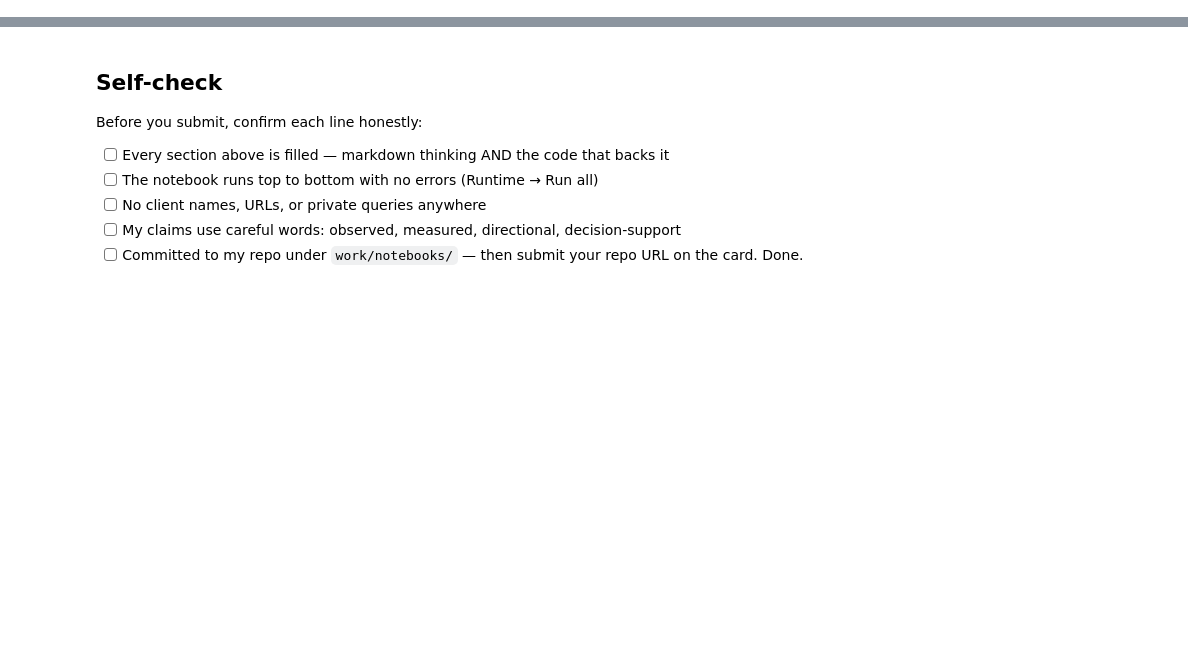
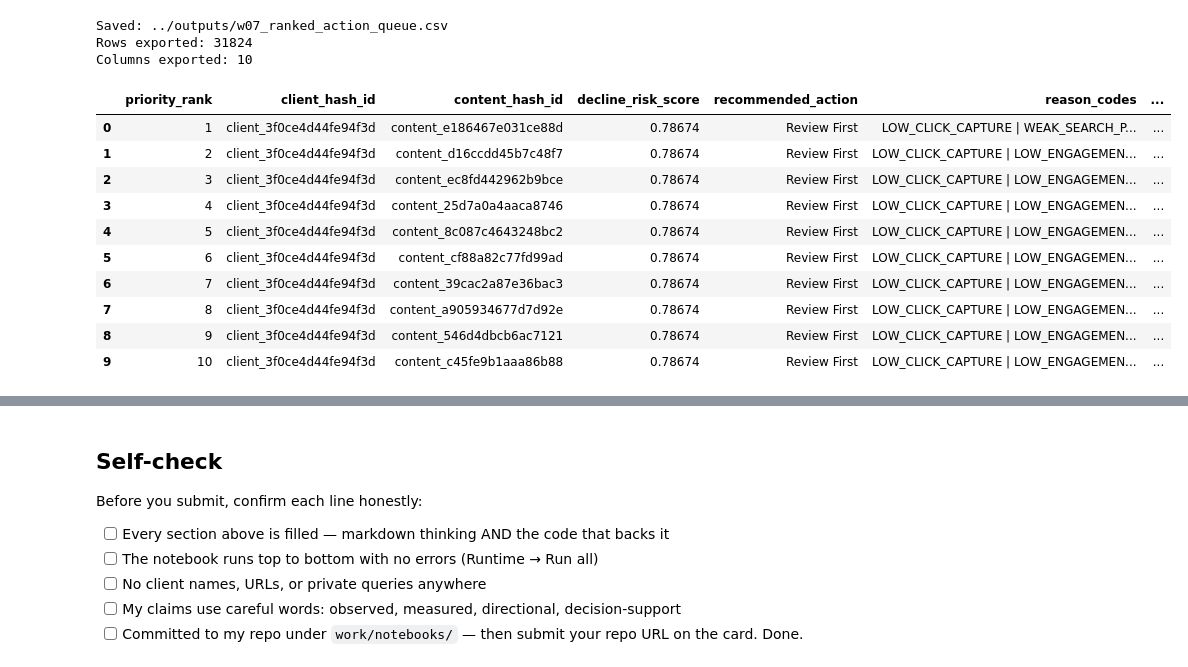
Before and after one commit to pakizahassan/flyrank-ml-internship, a Jupyter notebook: work/notebooks/w07_action_playbook.ipynb, the cells around one changed output, grey strips where cells are left out. Cells and saved outputs as stored; diff of their text form; code cells hidden in the pictures; blank space fills up the shorter version.

```diff
--- a/work/notebooks/w07_action_playbook.ipynb
+++ b/work/notebooks/w07_action_playbook.ipynb
@@ -43,0 +674,35 @@ This skeleton is yours to fill. Work the sections **in order** — each one has
+# %%
+from pathlib import Path
+
+output_dir = Path("../outputs")
+output_dir.mkdir(parents=True, exist_ok=True)
+
+queue_export = ranked_queue.reset_index()
+
+queue_path = output_dir / "w07_ranked_action_queue.csv"
+
+queue_export.to_csv(
+    queue_path,
+    index=False
+)
+
+print("Saved:", queue_path)
+print("Rows exported:", len(queue_export))
+print("Columns exported:", len(queue_export.columns))
+
+display(queue_export.head(10))
+# %% [output]
+Saved: ../outputs/w07_ranked_action_queue.csv
+Rows exported: 31824
+Columns exported: 10
+|  | priority_rank | client_hash_id | content_hash_id | decline_risk_score | recommended_action | reason_codes | ... |
+| 0 | 1 | client_3f0ce4d44fe94f3d | content_e186467e031ce88d | 0.78674 | Review First | LOW_CLICK_CAPTURE | WEAK_SEARCH_P... | ... |
+| 1 | 2 | client_3f0ce4d44fe94f3d | content_d16ccdd45b7c48f7 | 0.78674 | Review First | LOW_CLICK_CAPTURE | LOW_ENGAGEMEN... | ... |
+| 2 | 3 | client_3f0ce4d44fe94f3d | content_ec8fd442962b9bce | 0.78674 | Review First | LOW_CLICK_CAPTURE | LOW_ENGAGEMEN... | ... |
+| 3 | 4 | client_3f0ce4d44fe94f3d | content_25d7a0a4aaca8746 | 0.78674 | Review First | LOW_CLICK_CAPTURE | LOW_ENGAGEMEN... | ... |
+| 4 | 5 | client_3f0ce4d44fe94f3d | content_8c087c4643248bc2 | 0.78674 | Review First | LOW_CLICK_CAPTURE | LOW_ENGAGEMEN... | ... |
+| 5 | 6 | client_3f0ce4d44fe94f3d | content_cf88a82c77fd99ad | 0.78674 | Review First | LOW_CLICK_CAPTURE | LOW_ENGAGEMEN... | ... |
+| 6 | 7 | client_3f0ce4d44fe94f3d | content_39cac2a87e36bac3 | 0.78674 | Review First | LOW_CLICK_CAPTURE | LOW_ENGAGEMEN... | ... |
+| 7 | 8 | client_3f0ce4d44fe94f3d | content_a905934677d7d92e | 0.78674 | Review First | LOW_CLICK_CAPTURE | LOW_ENGAGEMEN... | ... |
+| 8 | 9 | client_3f0ce4d44fe94f3d | content_546d4dbcb6ac7121 | 0.78674 | Review First | LOW_CLICK_CAPTURE | LOW_ENGAGEMEN... | ... |
+| 9 | 10 | client_3f0ce4d44fe94f3d | content_c45fe9b1aaa86b88 | 0.78674 | Review First | LOW_CLICK_CAPTURE | LOW_ENGAGEMEN... | ... |
```
Also changed, not shown: parts of 30 cells of this notebook.
